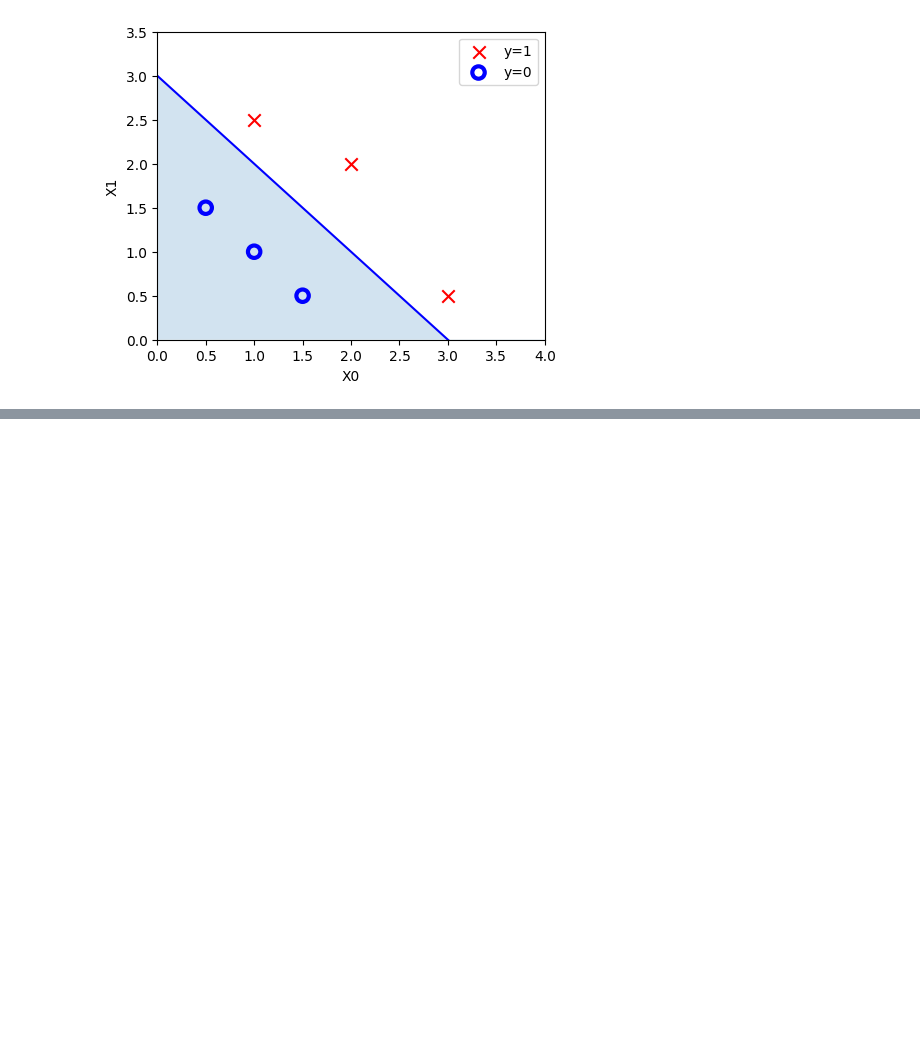
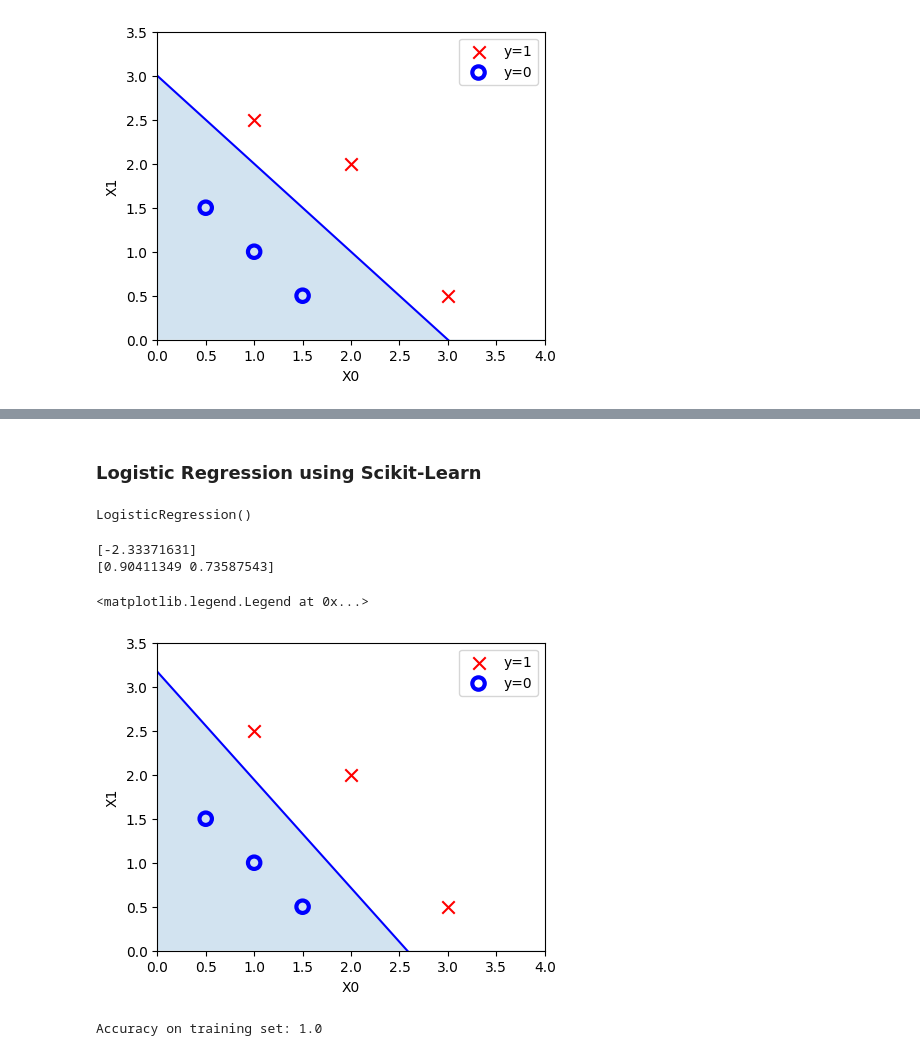
Before and after one commit to crazypanda123/Machine-Learning-Specialization, a Jupyter notebook: Course 1 - Supervised Machine Learning- Regression and Classification/test_C1.ipynb, the cells around one changed output, grey strips where cells are left out. Drawn from its saved outputs; the diff is of its cells as text; code cells hidden in the pictures; blank space fills up the shorter version.

```diff
--- a/Course 1 - Supervised Machine Learning- Regression and Classification/test_C1.ipynb
+++ b/Course 1 - Supervised Machine Learning- Regression and Classification/test_C1.ipynb
@@ -827,0 +1029,58 @@ ax.legend(loc=loc)
+# %% [markdown]
+### Logistic Regression using Scikit-Learn
+# %%
+X = np.array([[0.5, 1.5], [1,1], [1.5, 0.5], [3, 0.5], [2, 2], [1, 2.5]])
+y = np.array([0, 0, 0, 1, 1, 1])
+
+from sklearn.linear_model import LogisticRegression
+logistic_model = LogisticRegression()
+logistic_model.fit(X, y)
+# %% [output]
+LogisticRegression()
+# %%
+b = logistic_model.intercept_
+w = logistic_model.coef_.reshape(-1, )
+print(b)
+print(w)
+# %% [output]
+[-2.33371631]
+[0.90411349 0.73587543]
+# %%
+# Choose values between 0 and 6
+x0 = np.arange(0,6)
+
+#w_out[0]*x0 + w_out[1]*x1 + b_out = 0
+x1 = (-b -  w[0]*x0)/w[1]
+#x1 = 3 - x0
+fig,ax = plt.subplots(1,1,figsize=(5,4))
+# Plot the decision boundary
+ax.plot(x0,x1, c="b")
+ax.axis([0, 4, 0, 3.5])
+
+# Fill the region below the line
+ax.fill_between(x0,x1, alpha=0.2)
+
+# Plot the original data
+pos = y == 1
+neg = y == 0
+pos = pos.reshape(-1,)  #work with 1D or 1D y vectors
+neg = neg.reshape(-1,)
+pos_label = "y=1"
+neg_label = "y=0"
+s = 80
+loc = 'best'
+
+# Plot examples
+ax.scatter(X[pos, 0], X[pos, 1], marker='x', s=s, c = 'red', label=pos_label)
+ax.scatter(X[neg, 0], X[neg, 1], marker='o', s=s, label=neg_label, facecolors='none', edgecolors='blue', lw=3)
+ax.set_ylabel('X1')
+ax.set_xlabel('X0')
+ax.legend(loc=loc)
+# %% [output]
+<matplotlib.legend.Legend at 0x...>
+[figure, added]
+# %%
+y_pred = logistic_model.predict(X)
+print("Accuracy on training set:", logistic_model.score(X, y))
+# %% [output]
+Accuracy on training set: 1.0
```
Also changed, not shown: parts of 22 cells of this notebook, 2 other files.
